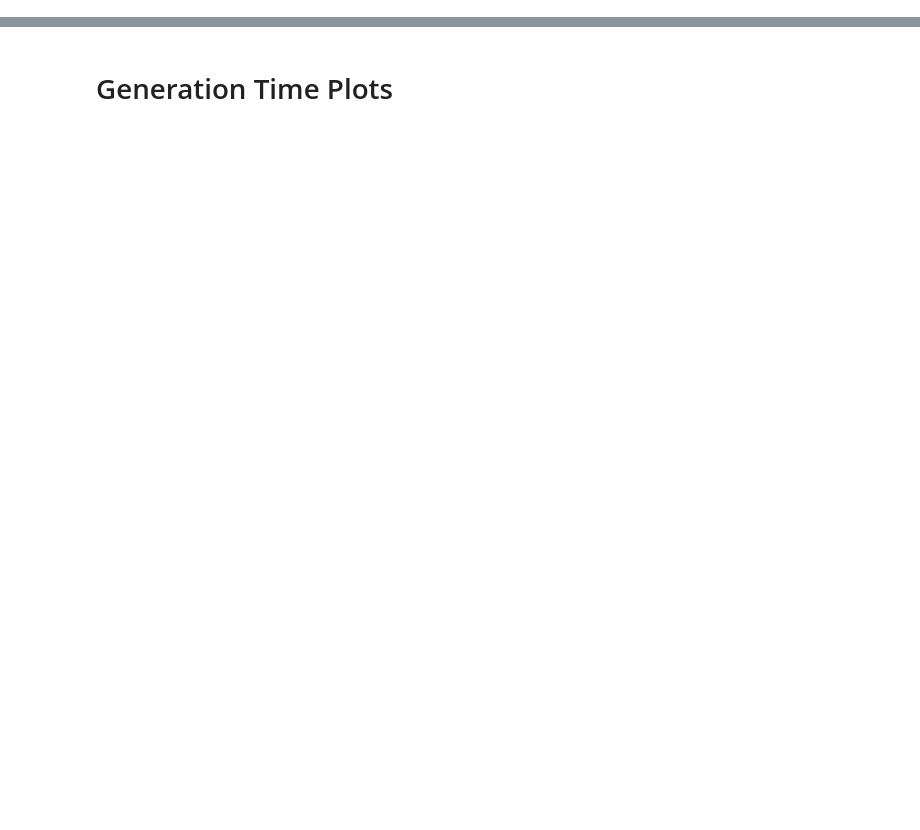
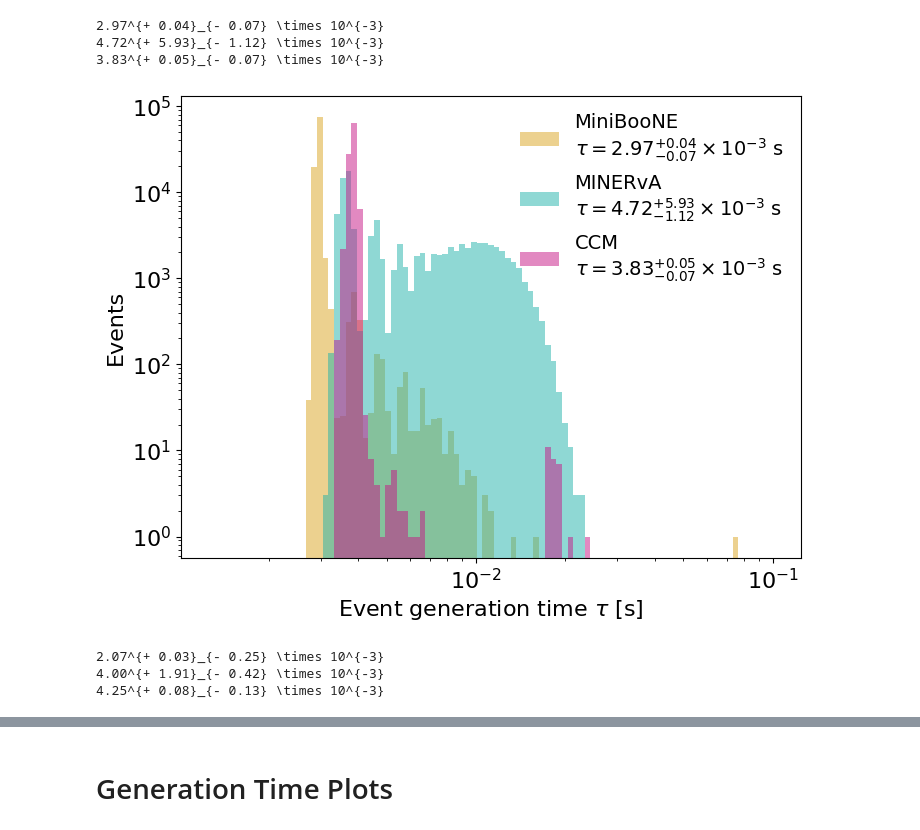
Before and after one commit to Harvard-Neutrino/SIREN, a Jupyter notebook: resources/Examples/Example2/PaperPlots.ipynb, the cells around one changed output, grey strips where cells are left out. Cells and saved outputs as stored; diff of their text form; code cells hidden in the pictures; blank space fills up the shorter version.

```diff
--- a/resources/Examples/Example2/PaperPlots.ipynb
+++ b/resources/Examples/Example2/PaperPlots.ipynb
@@ -251,0 +252,42 @@ for k in filename.keys():
+# %%
+base = -3
+for k in filename.keys():
+    data = awk.from_parquet("output/"+filename[k])
+    sorted_times = np.sort(data.event_gen_time)
+    mu = sorted_times[0.5*len(sorted_times)]
+    sig_plus = sorted_times[(0.5 + 0.68/2)*len(sorted_times)] - mu
+    sig_minus = mu - sorted_times[(0.5 - 0.68/2)*len(sorted_times)]
+    print("%2.2f^{+ %2.2f}_{- %2.2f} \\times 10^{%d}"%(mu/10**base,sig_plus/10**base,sig_minus/10**base,base))
+    label = k+"\n"+r"$\tau = %2.2f^{+ %2.2f}_{- %2.2f} \times 10^{%d}$ s"%(mu/10**base,sig_plus/10**base,sig_minus/10**base,base)
+    plt.hist(sorted_times,bins=np.logspace(-2.9,-1,100),label=label,alpha=0.5)
+plt.xlabel(r"Event generation time $\tau$ [s]")
+plt.ylabel("Events")
+plt.legend()
+plt.loglog()
+plt.savefig("figures/Dipole_gen_timing_distributions.pdf",dpi=100)
+plt.show()
+
+base = -3
+for k in filename.keys():
+    data = awk.from_parquet("output/"+filename[k])
+    sorted_times = np.sort(data.event_weight_time)
+    mu = sorted_times[0.5*len(sorted_times)]
+    sig_plus = sorted_times[(0.5 + 0.68/2)*len(sorted_times)] - mu
+    sig_minus = mu - sorted_times[(0.5 - 0.68/2)*len(sorted_times)]
+    print("%2.2f^{+ %2.2f}_{- %2.2f} \\times 10^{%d}"%(mu/10**base,sig_plus/10**base,sig_minus/10**base,base))
+    label = k+"\n"+r"$\tau = %2.2f^{+ %2.2f}_{- %2.2f} \times 10^{%d}$ s"%(mu/10**base,sig_plus/10**base,sig_minus/10**base,base)
+    plt.hist(sorted_times,bins=np.logspace(-2.9,-1,100),label=label,alpha=0.5)
+plt.xlabel(r"Event weight calculation time $\tau$ [s]")
+plt.ylabel("Events")
+plt.legend()
+plt.loglog()
+plt.savefig("figures/Dipole_weight_timing_distributions.pdf",dpi=100)
+plt.show()
+# %% [output]
+2.97^{+ 0.04}_{- 0.07} \times 10^{-3}
+4.72^{+ 5.93}_{- 1.12} \times 10^{-3}
+3.83^{+ 0.05}_{- 0.07} \times 10^{-3}
+[figure, added]
+2.07^{+ 0.03}_{- 0.25} \times 10^{-3}
+4.00^{+ 1.91}_{- 0.42} \times 10^{-3}
+4.25^{+ 0.08}_{- 0.13} \times 10^{-3}
```
Also changed, not shown: parts of 7 cells of this notebook, 3 other files.
